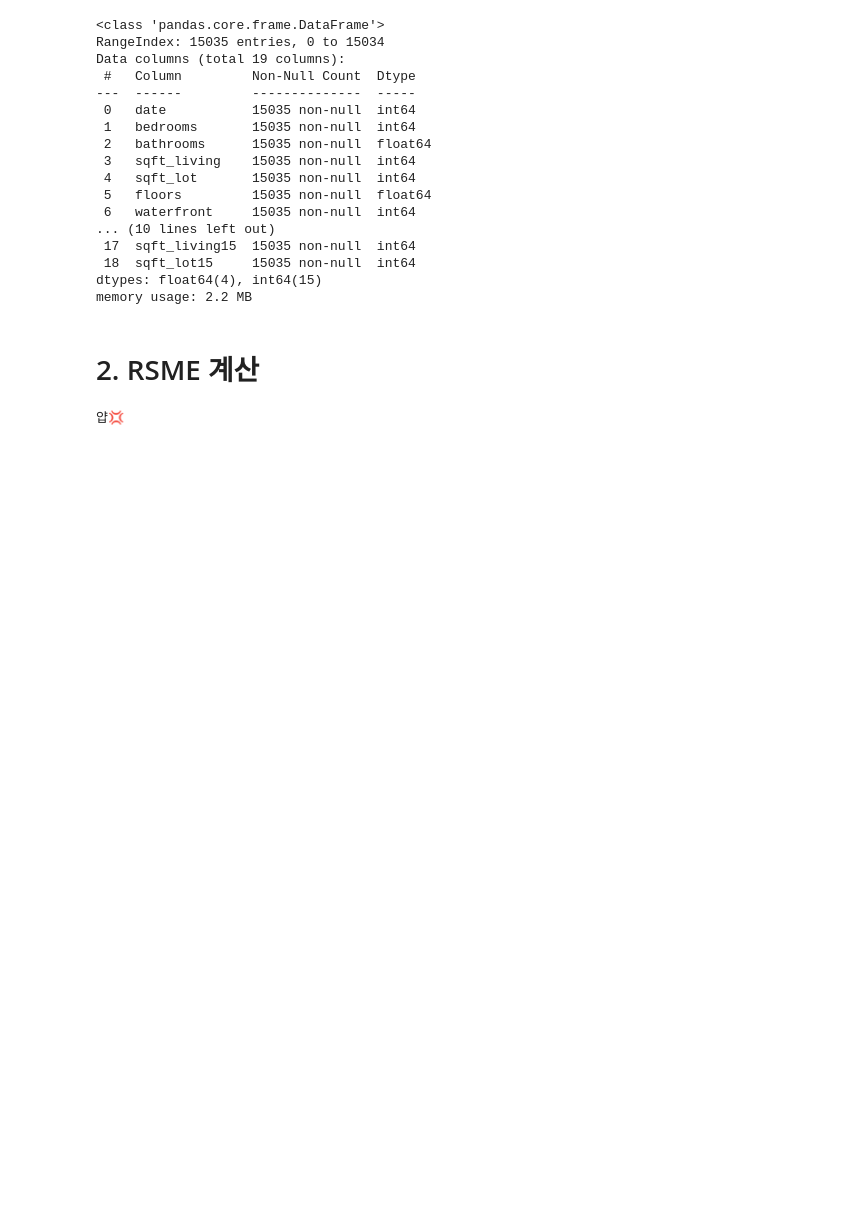
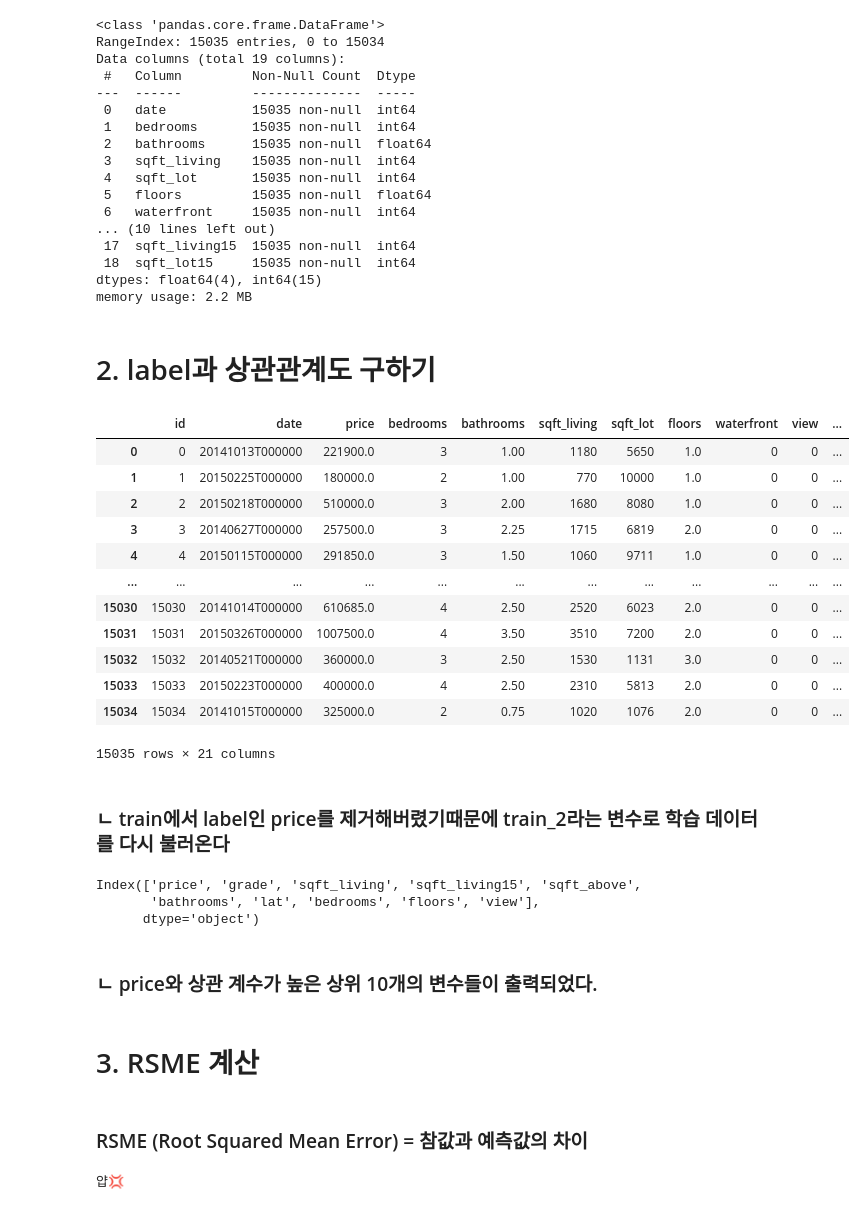
Before and after one commit to jongspark91/AIFFEL, a Jupyter notebook: Exploration_9/kaggle_submission.ipynb, the cells around one changed output. Saved outputs shown, nothing was run; the diff lists cells and outputs as text; code cells hidden in the pictures; blank space fills up the shorter version.

```diff
--- a/Exploration_9/kaggle_submission.ipynb
+++ b/Exploration_9/kaggle_submission.ipynb
@@ -149,8 +201,41 @@ Data columns (total 19 columns):
  18  sqft_lot15     15035 non-null  int64
 dtypes: float64(4), int64(15)
 memory usage: 2.2 MB
+# %% [markdown]
+# 2. label과 상관관계도 구하기
+# %%
+train_2 = pd.read_csv(train_data_path)
+train_2
+# %% [output]
+|  | id | date | price | bedrooms | bathrooms | sqft_living | sqft_lot | floors | waterfront | view | ... |
+| 0 | 0 | 20141013T000000 | 221900.0 | 3 | 1.00 | 1180 | 5650 | 1.0 | 0 | 0 | ... |
+| 1 | 1 | 20150225T000000 | 180000.0 | 2 | 1.00 | 770 | 10000 | 1.0 | 0 | 0 | ... |
+| 2 | 2 | 20150218T000000 | 510000.0 | 3 | 2.00 | 1680 | 8080 | 1.0 | 0 | 0 | ... |
+| 3 | 3 | 20140627T000000 | 257500.0 | 3 | 2.25 | 1715 | 6819 | 2.0 | 0 | 0 | ... |
+| 4 | 4 | 20150115T000000 | 291850.0 | 3 | 1.50 | 1060 | 9711 | 1.0 | 0 | 0 | ... |
+| ... | ... | ... | ... | ... | ... | ... | ... | ... | ... | ... | ... |
+| 15030 | 15030 | 20141014T000000 | 610685.0 | 4 | 2.50 | 2520 | 6023 | 2.0 | 0 | 0 | ... |
+| 15031 | 15031 | 20150326T000000 | 1007500.0 | 4 | 3.50 | 3510 | 7200 | 2.0 | 0 | 0 | ... |
+| 15032 | 15032 | 20140521T000000 | 360000.0 | 3 | 2.50 | 1530 | 1131 | 3.0 | 0 | 0 | ... |
+| 15033 | 15033 | 20150223T000000 | 400000.0 | 4 | 2.50 | 2310 | 5813 | 2.0 | 0 | 0 | ... |
+| 15034 | 15034 | 20141015T000000 | 325000.0 | 2 | 0.75 | 1020 | 1076 | 2.0 | 0 | 0 | ... |
+15035 rows × 21 columns
+# %% [markdown]
+### ㄴ train에서 label인 price를 제거해버렸기때문에 train_2라는 변수로 학습 데이터를 다시 불러온다
+# %%
+corr = train_2.corr(method = 'spearman')
+corr_nlargest = corr.nlargest(n = 10, columns = 'price').index
+print(corr_nlargest)
+# %% [output]
+Index(['price', 'grade', 'sqft_living', 'sqft_living15', 'sqft_above',
+       'bathrooms', 'lat', 'bedrooms', 'floors', 'view'],
+      dtype='object')
+# %% [markdown]
+### ㄴ price와 상관 계수가 높은 상위 10개의 변수들이 출력되었다.
 # %% [markdown]
-# 2. RSME 계산
+# 3. RSME 계산
+# %% [markdown]
+### RSME (Root Squared Mean Error) = 참값과 예측값의 차이
 # %%
 from sklearn.model_selection import train_test_split
 from sklearn.metrics import mean_squared_error
```
Also changed, not shown: parts of 35 cells of this notebook.
